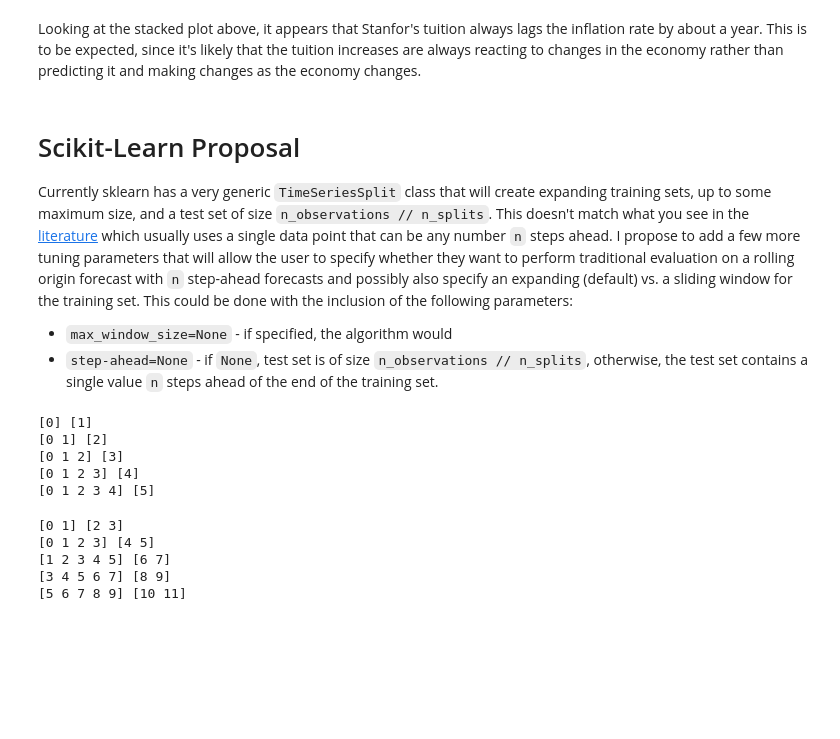
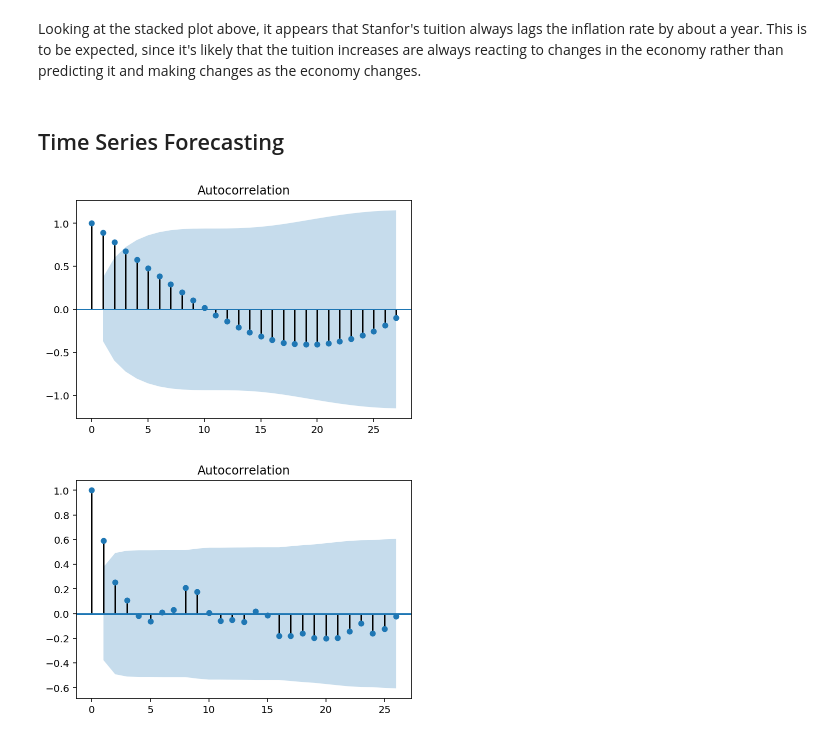
Before and after one commit to croach/data_science_for_daddies, a Jupyter notebook: Data Science for Daddies (and Mommies).ipynb, the cells around one changed output. Drawn from its saved outputs; the diff is of its cells as text; code cells hidden in the pictures; blank space fills up the shorter version.

```diff
--- a/Data Science for Daddies (and Mommies).ipynb
+++ b/Data Science for Daddies (and Mommies).ipynb
@@ -476,6 +518,6 @@ def rmse(predictions, targets):
 # %%
-X = historical_amts.index.year.values.reshape(-1, 1)
-y = historical_amts.tuition.values.reshape(-1, 1)
+X = historical_amts.index.year.values
+y = historical_amts.tuition.values
 print('Compounding Model RMSE : {}'.format(rmse(cm(X), y)))
 print('Linear Model RMSE      : {}'.format(rmse(lm(X), y)))
 print('Quadratic Model RMSE   : {}'.format(rmse(qm(X), y)))
@@ -488,5 +536,5 @@ Judging by the metrics we calculated above, it looks like we have a clear winner
 # %%
-for degree in range(3, len(historical_amts) + 2):
+for degree in range(1, len(historical_amts) + 2):
     pm = train_polynomial_model(historical_amts, degree)
     print('Polynomial ({0:02}) Model RMSE : {1}'.format(degree, rmse(pm(X), y)))
 # %% [output]
@@ -515,0 +585,15 @@ plot_fit(historical_amts, pm)
+# %%
+from sklearn.model_selection import train_test_split
+
+train, test = train_test_split(historical_amts, test_size=0.3, shuffle=False)
+
+test_X = test.index.year.values
+test_y = test.tuition.values
+
+_cm = train_compounding_model(train)
+_lm = train_polynomial_model(train, degree=1)
+_qm = train_polynomial_model(train, degree=2)
+
+print('Compounding Model RMSE : {}'.format(rmse(_cm(test_X), test_y)))
+print('Linear Model RMSE      : {}'.format(rmse(_lm(test_X), test_y)))
+print('Quadratic Model RMSE   : {}'.format(rmse(_qm(test_X), test_y)))
@@ -1212,35 +1322,5 @@ plt.legend();
 [figure]
 # %% [markdown]
 Looking at the stacked plot above, it appears that Stanfor's tuition always lags the inflation rate by about a year. This is to be expected, since it's likely that the tuition increases are always reacting to changes in the economy rather than predicting it and making changes as the economy changes.
-# %% [markdown]
-# Scikit-Learn Proposal
-
-Currently sklearn has a very generic `TimeSeriesSplit` class that will create expanding training sets, up to some maximum size, and a test set of size `n_observations // n_splits`. This doesn't match what you see in the [literature][rhyndman] which usually uses a single data point that can be any number `n` steps ahead. I propose to add a few more tuning parameters that will allow the user to specify whether they want to perform traditional evaluation on a rolling origin forecast with `n` step-ahead forecasts and possibly also specify an expanding (default) vs. a sliding window for the training set. This could be done with the inclusion of the following parameters:
-
-- `max_window_size=None` - if specified, the algorithm would
-- `step-ahead=None` - if `None`, test set is of size `n_observations // n_splits`, otherwise, the test set contains a single value `n` steps ahead of the end of the training set.
-
-[rhyndman]: https://robjhyndman.com/hyndsight/tscv/
-# %%
-X = np.array([[1, 2], [3, 4], [1, 2], [3, 4], [1, 2], [3, 4]])
-tscv = TimeSeriesSplit(n_splits=5, max_train_size=5)
-for train, test in tscv.split(X):
-    print(train, test)
-# %% [output]
-[0] [1]
-[0 1] [2]
-[0 1 2] [3]
-[0 1 2 3] [4]
-[0 1 2 3 4] [5]
-# %%
-X = np.array([[1, 2], [3, 4], [1, 2], [3, 4], [1, 2], [3, 4],
-              [1, 2], [3, 4], [1, 2], [3, 4], [1, 2], [3, 4]])
-tscv = TimeSeriesSplit(n_splits=5, max_train_size=5)
-for train, test in tscv.split(X):
-    print(train, test)
-# %% [output]
-[0 1] [2 3]
-[0 1 2 3] [4 5]
-[1 2 3 4 5] [6 7]
-[3 4 5 6 7] [8 9]
-[5 6 7 8 9] [10 11]
+# %% [markdown]
+## Time Series Forecasting
@@ -1246,0 +1329,4 @@ for train, test in tscv.split(X):
+# %%
+plot_acf(historical_amts);
+# %% [output]
+[figure, added]
@@ -1246,0 +1335,4 @@ for train, test in tscv.split(X):
+# %%
+plot_acf(historical_amts['tuition_increase'].dropna());
+# %% [output]
+[figure, added]
```
Also changed, not shown: parts of 47 cells of this notebook.
